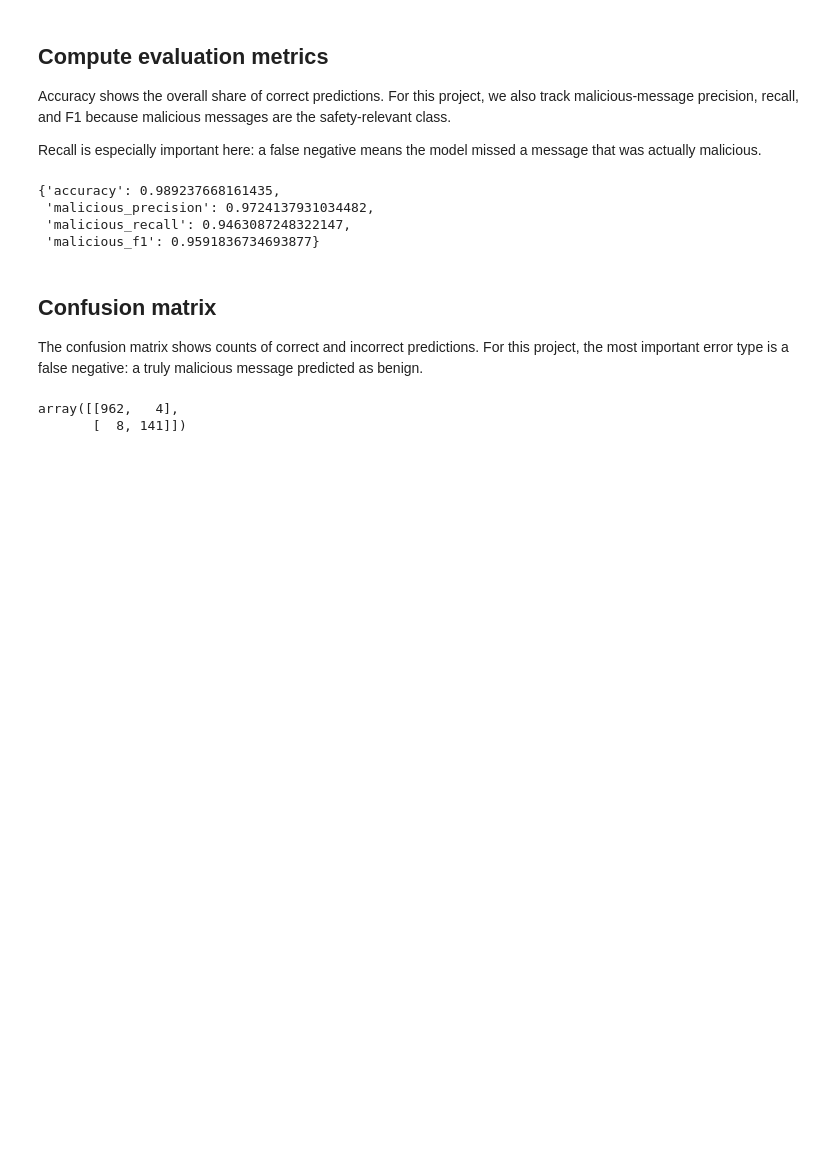
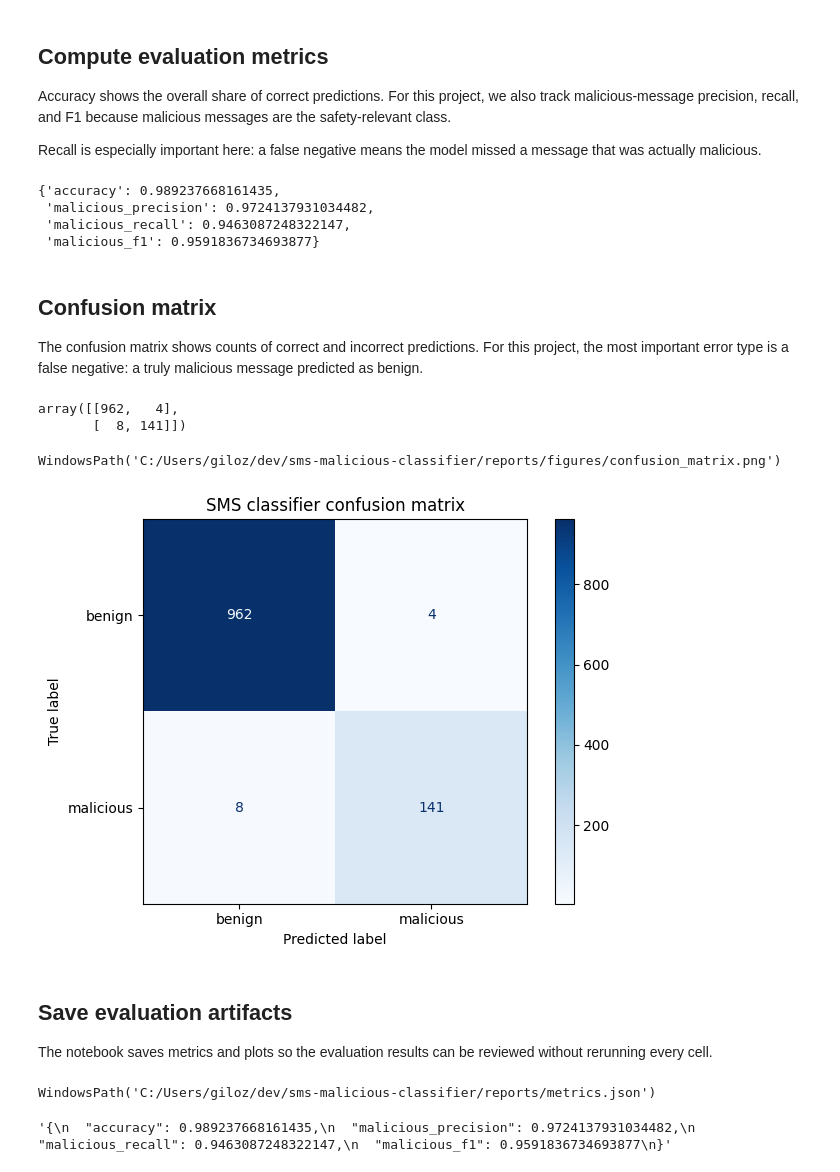
Before and after one commit to majorgilles/sms-malicious-classifier, a Jupyter notebook: notebooks/03_evaluate_and_demo.ipynb, the cells around one changed output. Saved outputs shown, nothing was run; the diff lists cells and outputs as text; code cells hidden in the pictures; blank space fills up the shorter version.

Commit message:
Add confusion matrix visualization and save evaluation metrics to JSON

```diff
--- a/notebooks/03_evaluate_and_demo.ipynb
+++ b/notebooks/03_evaluate_and_demo.ipynb
@@ -182,3 +183,47 @@ confusion
 # %% [output]
 array([[962,   4],
        [  8, 141]])
+# %%
+import matplotlib.pyplot as plt
+from sklearn.metrics import ConfusionMatrixDisplay
+
+FIGURES_DIR.mkdir(parents=True, exist_ok=True)
+
+display=ConfusionMatrixDisplay(
+    confusion_matrix=confusion,
+    display_labels=label_names,
+)
+
+display.plot(cmap="Blues", values_format="d")
+plt.title("SMS classifier confusion matrix")
+plt.tight_layout()
+
+confusion_matrix_path = FIGURES_DIR / "confusion_matrix.png"
+plt.savefig(confusion_matrix_path, dpi=150, bbox_inches="tight")
+
+confusion_matrix_path
+# %% [output]
+WindowsPath('C:/Users/giloz/dev/sms-malicious-classifier/reports/figures/confusion_matrix.png')
+[figure, added]
+# %% [markdown]
+## Save evaluation artifacts
+
+The notebook saves metrics and plots so the evaluation results can be reviewed
+without rerunning every cell.
+# %%
+import json
+
+REPORTS_DIR.mkdir(parents=True, exist_ok=True)
+
+metrics_path = REPORTS_DIR / "metrics.json"
+
+with metrics_path.open("w", encoding="utf-8") as file:
+    json.dump(metrics, file, indent=2)
+
+metrics_path
+# %% [output]
+WindowsPath('C:/Users/giloz/dev/sms-malicious-classifier/reports/metrics.json')
+# %%
+metrics_path.read_text(encoding="utf-8")
+# %% [output]
+'{\n  "accuracy": 0.989237668161435,\n  "malicious_precision": 0.9724137931034482,\n  "malicious_recall": 0.9463087248322147,\n  "malicious_f1": 0.9591836734693877\n}'
```
Also changed, not shown: parts of 1 cell of this notebook.
